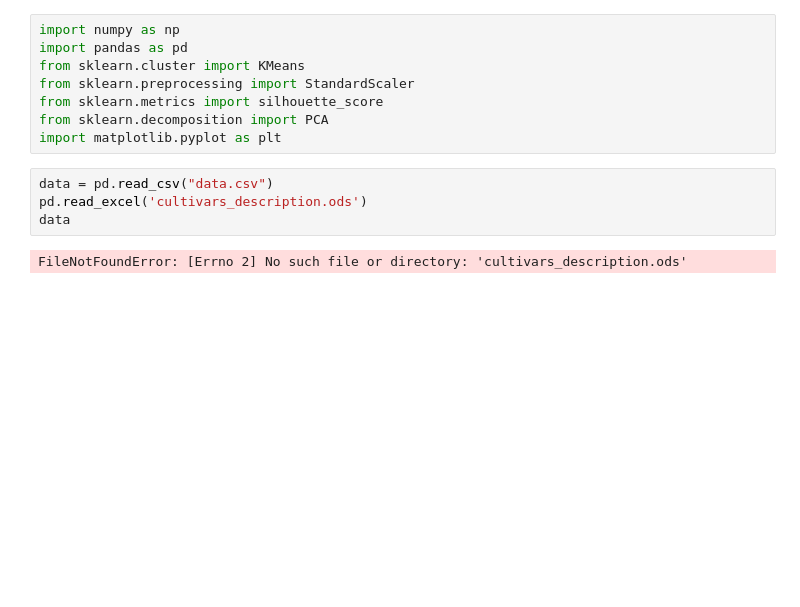
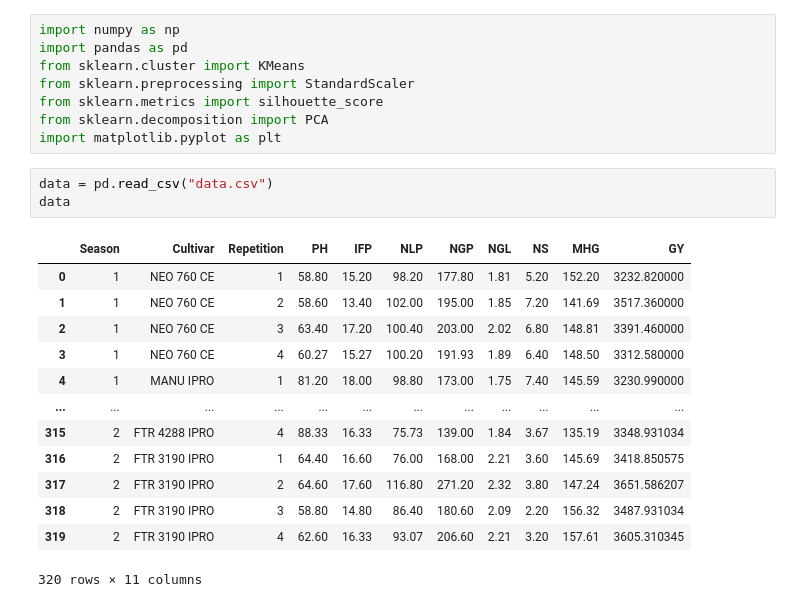
Before and after one commit to SamSteve09/Tugas-ML-G-Kmeans, a Jupyter notebook: KMeans_SoyBeans.ipynb, the cells around one changed output. Drawn from its saved outputs; the diff is of its cells as text; blank space fills up the shorter version.

```diff
--- a/KMeans_SoyBeans.ipynb
+++ b/KMeans_SoyBeans.ipynb
@@ -8,8 +8,19 @@ from sklearn.decomposition import PCA
 import matplotlib.pyplot as plt
 # %%
 data = pd.read_csv("data.csv")
-pd.read_excel('cultivars_description.ods')
 data
 # %% [output]
+|  | Season | Cultivar | Repetition | PH | IFP | NLP | NGP | NGL | NS | MHG | GY |
+| 0 | 1 | NEO 760 CE | 1 | 58.80 | 15.20 | 98.20 | 177.80 | 1.81 | 5.20 | 152.20 | 3232.820000 |
+| 1 | 1 | NEO 760 CE | 2 | 58.60 | 13.40 | 102.00 | 195.00 | 1.85 | 7.20 | 141.69 | 3517.360000 |
+| 2 | 1 | NEO 760 CE | 3 | 63.40 | 17.20 | 100.40 | 203.00 | 2.02 | 6.80 | 148.81 | 3391.460000 |
+| 3 | 1 | NEO 760 CE | 4 | 60.27 | 15.27 | 100.20 | 191.93 | 1.89 | 6.40 | 148.50 | 3312.580000 |
+| 4 | 1 | MANU IPRO | 1 | 81.20 | 18.00 | 98.80 | 173.00 | 1.75 | 7.40 | 145.59 | 3230.990000 |
+| ... | ... | ... | ... | ... | ... | ... | ... | ... | ... | ... | ... |
+| 315 | 2 | FTR 4288 IPRO | 4 | 88.33 | 16.33 | 75.73 | 139.00 | 1.84 | 3.67 | 135.19 | 3348.931034 |
+| 316 | 2 | FTR 3190 IPRO | 1 | 64.40 | 16.60 | 76.00 | 168.00 | 2.21 | 3.60 | 145.69 | 3418.850575 |
+| 317 | 2 | FTR 3190 IPRO | 2 | 64.60 | 17.60 | 116.80 | 271.20 | 2.32 | 3.80 | 147.24 | 3651.586207 |
+| 318 | 2 | FTR 3190 IPRO | 3 | 58.80 | 14.80 | 86.40 | 180.60 | 2.09 | 2.20 | 156.32 | 3487.931034 |
+| 319 | 2 | FTR 3190 IPRO | 4 | 62.60 | 16.33 | 93.07 | 206.60 | 2.21 | 3.20 | 157.61 | 3605.310345 |
-FileNotFoundError: [Errno 2] No such file or directory: 'cultivars_description.ods'
+320 rows × 11 columns
 # %%
```
Also changed, not shown: parts of 6 cells of this notebook.
